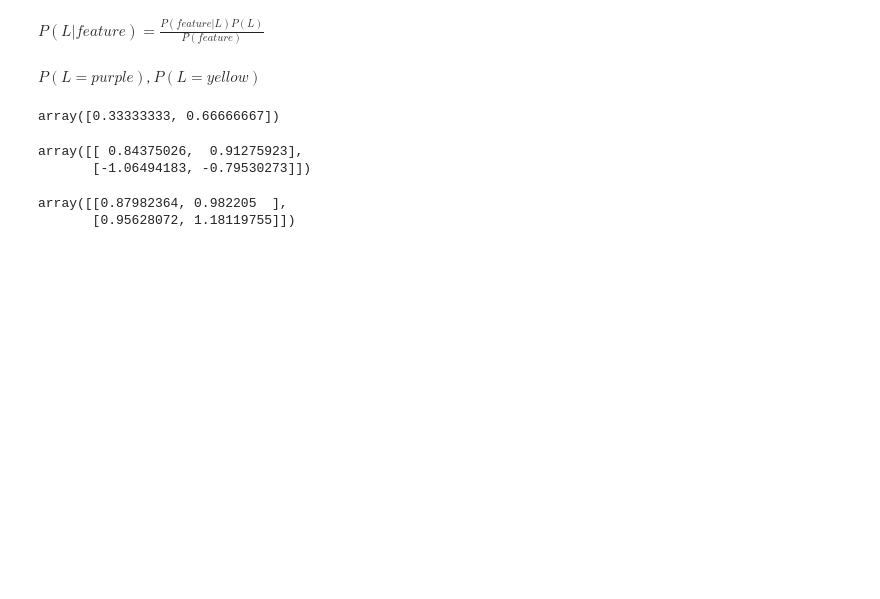
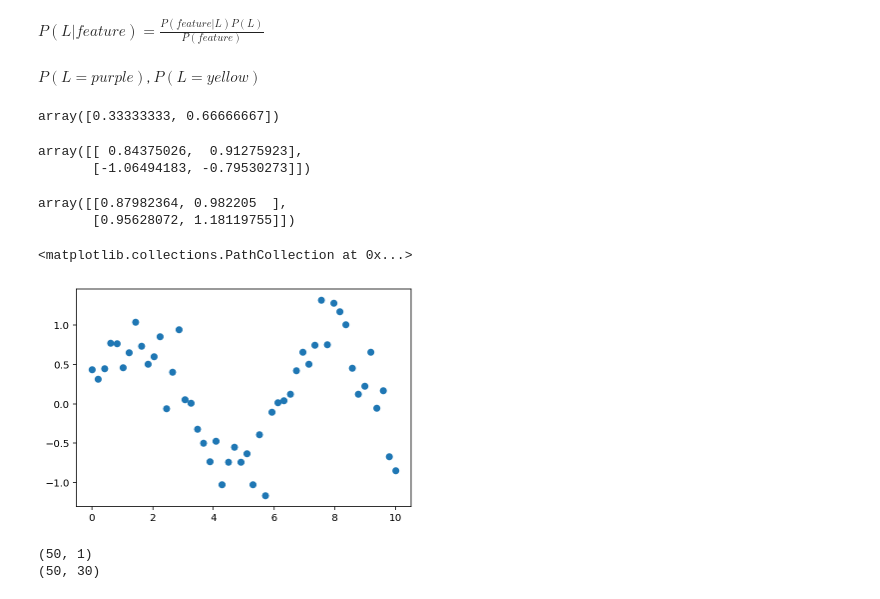
Before and after one commit to jephianlin/math599env, a Jupyter notebook: 1120.ipynb, the cells around one changed output. Drawn from its saved outputs; the diff is of its cells as text; code cells hidden in the pictures; blank space fills up the shorter version.

```diff
--- a/1120.ipynb
+++ b/1120.ipynb
@@ -195,0 +224,8 @@ array([[0.87982364, 0.982205  ],
+# %%
+x = np.linspace(0, 10, 50)
+X = x[:, np.newaxis]
+y = np.sin(x) + 0.3*np.random.randn(50)
+plt.scatter(x, y)
+# %% [output]
+<matplotlib.collections.PathCollection at 0x...>
+[figure, added]
@@ -195,0 +236,6 @@ array([[0.87982364, 0.982205  ],
+# %%
+print(X.shape)
+print(X_new.shape)
+# %% [output]
+(50, 1)
+(50, 30)
```
Also changed, not shown: parts of 10 cells of this notebook.
